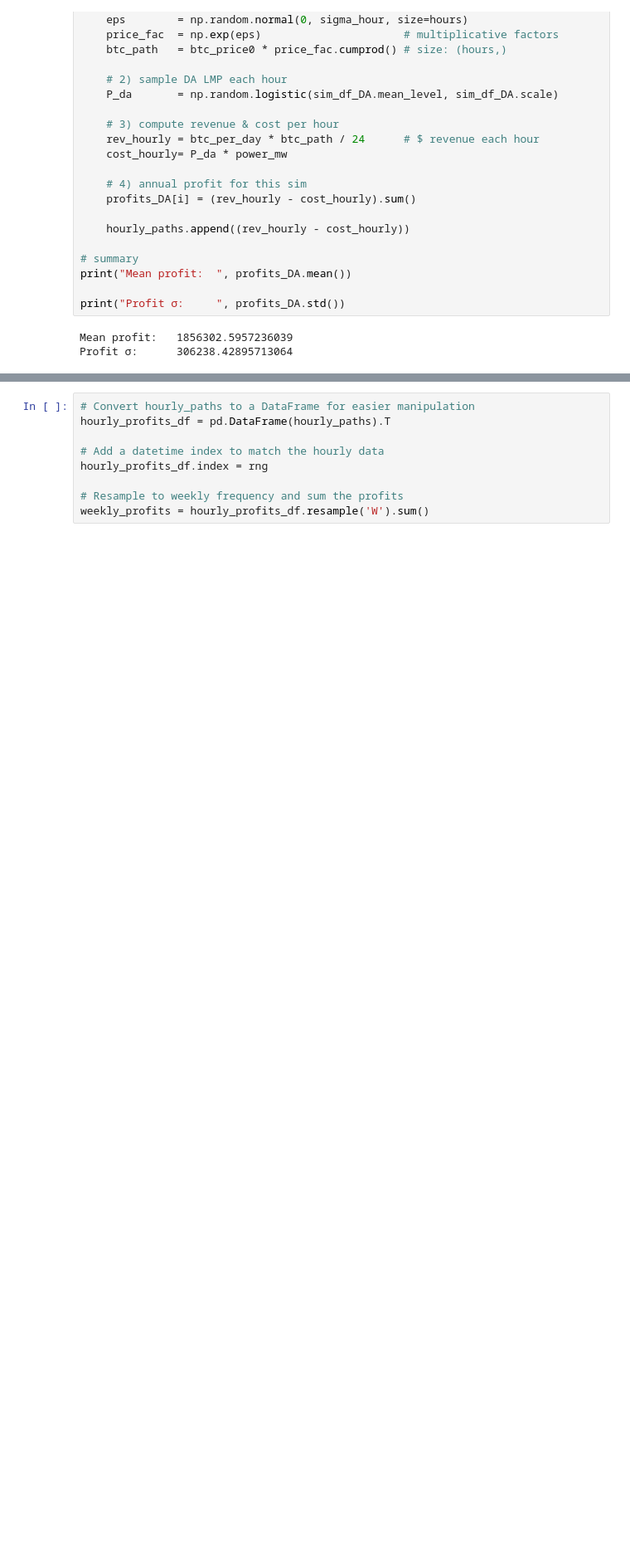
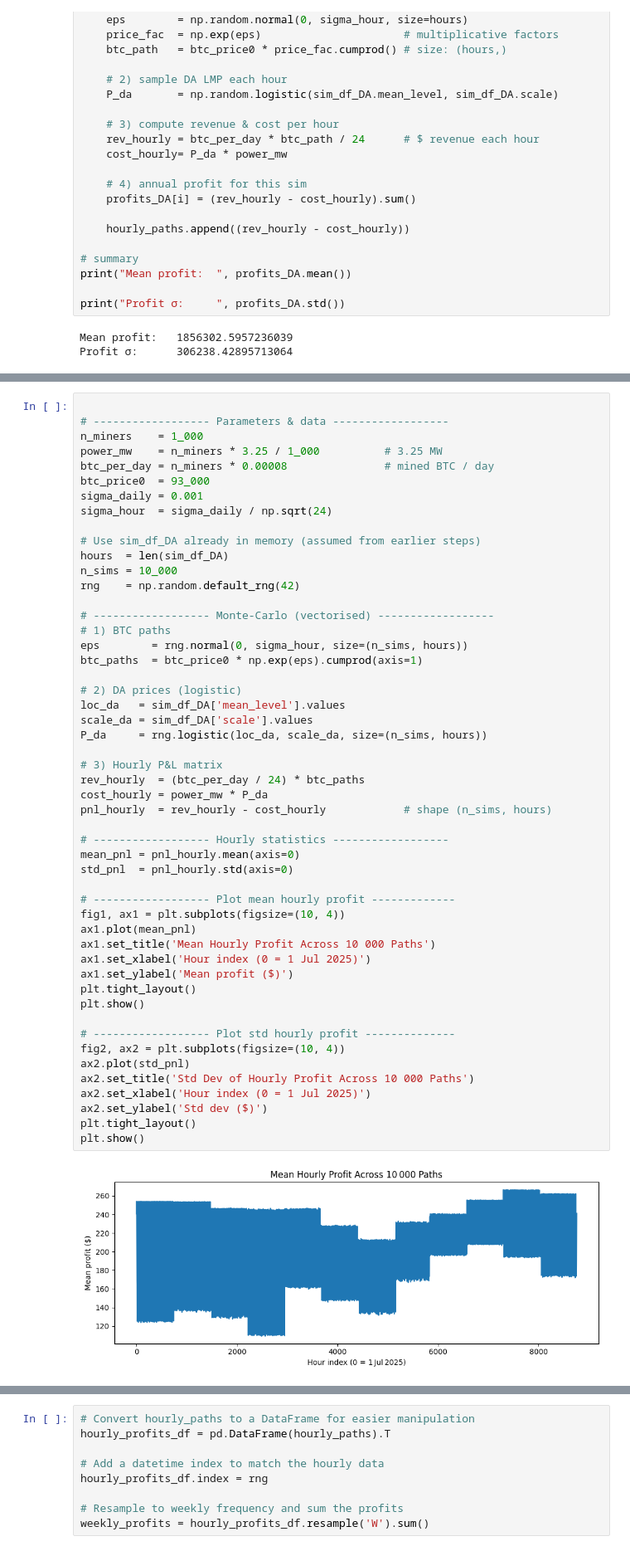
Before and after one commit to sxcben/Financing_Grid_final_project, a Jupyter notebook: code/Benjamin_test.ipynb, the cells around one changed output, grey strips where cells are left out. Shown at 83% size. Saved outputs shown, nothing was run; the diff lists cells and outputs as text; blank space fills up the shorter version.

```diff
--- a/code/Benjamin_test.ipynb
+++ b/code/Benjamin_test.ipynb
@@ -352,0 +387,53 @@ Profit σ:      306238.42895713064
+# %%
+
+# ------------------ Parameters & data ------------------
+n_miners    = 1_000
+power_mw    = n_miners * 3.25 / 1_000          # 3.25 MW
+btc_per_day = n_miners * 0.00008               # mined BTC / day
+btc_price0  = 93_000
+sigma_daily = 0.001
+sigma_hour  = sigma_daily / np.sqrt(24)
+
+# Use sim_df_DA already in memory (assumed from earlier steps)
+hours  = len(sim_df_DA)
+n_sims = 10_000
+rng    = np.random.default_rng(42)
+
+# ------------------ Monte‑Carlo (vectorised) ------------------
+# 1) BTC paths
+eps        = rng.normal(0, sigma_hour, size=(n_sims, hours))
+btc_paths  = btc_price0 * np.exp(eps).cumprod(axis=1)
+
+# 2) DA prices (logistic)
+loc_da   = sim_df_DA['mean_level'].values
+scale_da = sim_df_DA['scale'].values
+P_da     = rng.logistic(loc_da, scale_da, size=(n_sims, hours))
+
+# 3) Hourly P&L matrix
+rev_hourly  = (btc_per_day / 24) * btc_paths
+cost_hourly = power_mw * P_da
+pnl_hourly  = rev_hourly - cost_hourly            # shape (n_sims, hours)
+
+# ------------------ Hourly statistics ------------------
+mean_pnl = pnl_hourly.mean(axis=0)
+std_pnl  = pnl_hourly.std(axis=0)
+
+# ------------------ Plot mean hourly profit -------------
+fig1, ax1 = plt.subplots(figsize=(10, 4))
+ax1.plot(mean_pnl)
+ax1.set_title('Mean Hourly Profit Across 10 000 Paths')
+ax1.set_xlabel('Hour index (0 = 1 Jul 2025)')
+ax1.set_ylabel('Mean profit ($)')
+plt.tight_layout()
+plt.show()
+
+# ------------------ Plot std hourly profit --------------
+fig2, ax2 = plt.subplots(figsize=(10, 4))
+ax2.plot(std_pnl)
+ax2.set_title('Std Dev of Hourly Profit Across 10 000 Paths')
+ax2.set_xlabel('Hour index (0 = 1 Jul 2025)')
+ax2.set_ylabel('Std dev ($)')
+plt.tight_layout()
+plt.show()
+# %% [output]
+[figure, added]
```
Also changed, not shown: parts of 7 cells of this notebook.
